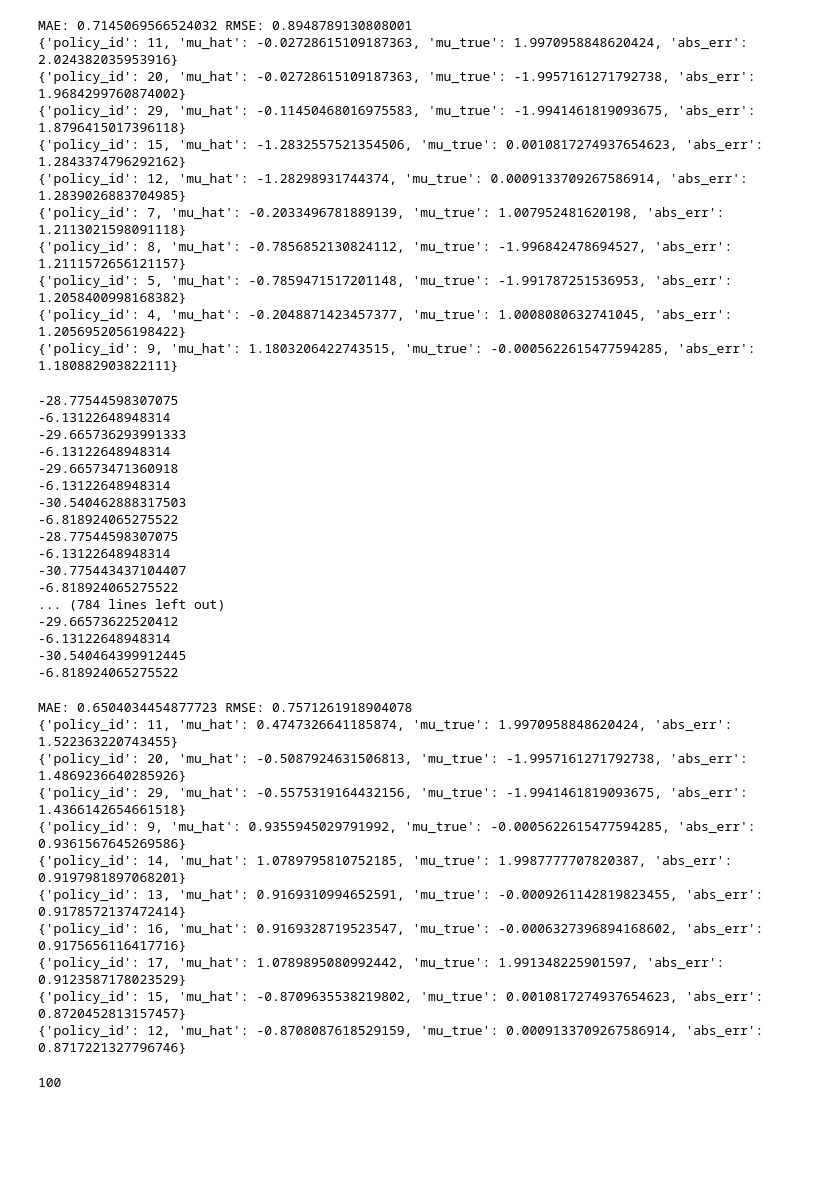
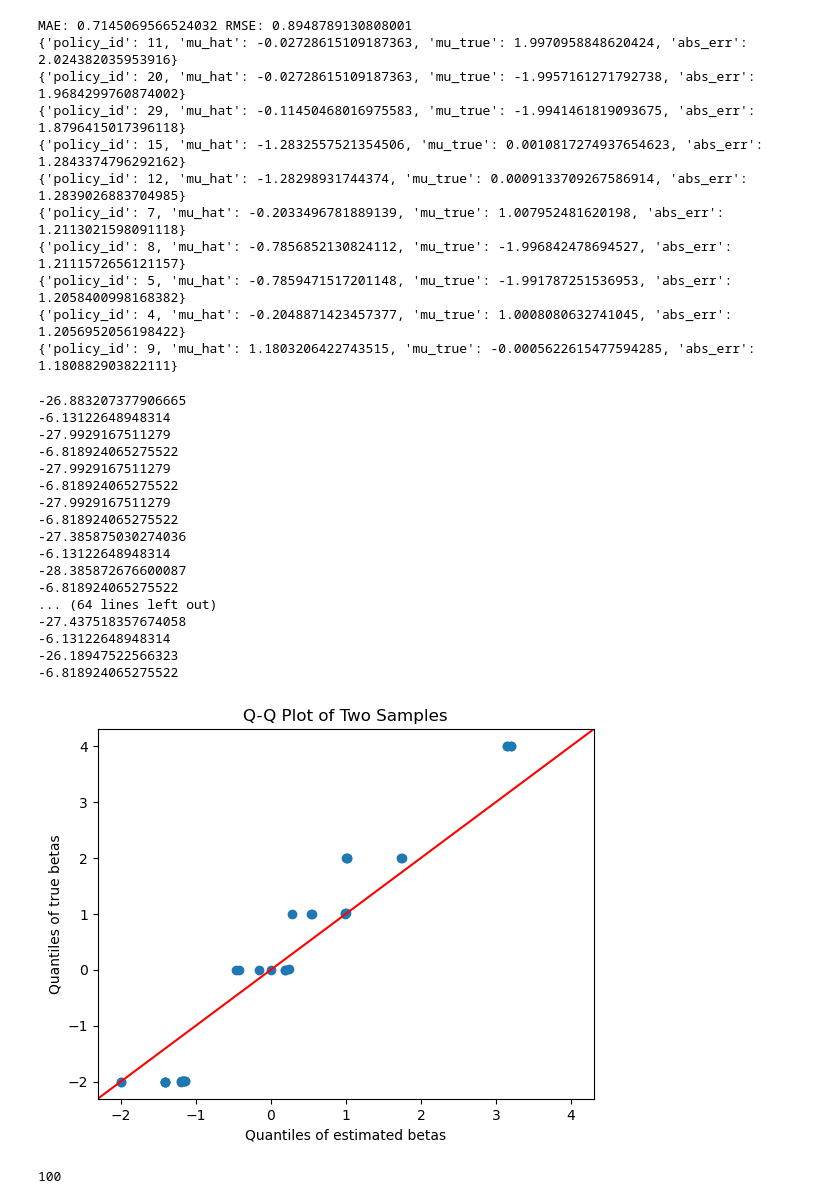
Before and after one commit to fyy2025/RHS-X, a Jupyter notebook: Code/tutorial_with_AIS.ipynb, the cells around one changed output. Cells and saved outputs as stored; diff of their text form; code cells hidden in the pictures; blank space fills up the shorter version.

Commit message:
organized the code into AIS.py and MCMC.py files, also make functions for plotting

```diff
--- a/Code/tutorial_with_AIS.ipynb
+++ b/Code/tutorial_with_AIS.ipynb
@@ -1080,6 +1080,7 @@ def mh_step_state_uniform_neighbors(x: State, t: float,
     if math.log(random.random()+1e-300) < min(0.0, logr): return prop
     return x
 
+from rashomon import AIS
 def run_ais_state(anchors: List[State],
                   score_s: Callable[[State], float],
                   cfg: AISConfig = AISConfig(),
@@ -1109,8 +1110,9 @@ def run_ais_state(anchors: List[State],
     terminals=[]; logw=np.zeros(cfg.n_paths,float)
     for p in range(cfg.n_paths):
         # initial x from RPS by loss weights
-        idx0 = rng.choice(len(RPS), p=p_rps)                         # CHANGED
-        x = _copy_state(RPS[idx0])                                   # CHANGED
+        # idx0 = rng.choice(len(RPS), p=p_rps)                         # CHANGED
+        # x = _copy_state(RPS[idx0])                                   # CHANGED
+        x = AIS.sample_p0(buckets,RPS,R_per)
         lw = 0.0                                                     # keep simple; add init-correction if you want
 
         beta_prev = ladder[0]
@@ -1787,63 +1789,56 @@ MAE: 0.7145069566524032 RMSE: 0.8948789130808001
 {'policy_id': 4, 'mu_hat': -0.2048871423457377, 'mu_true': 1.0008080632741045, 'abs_err': 1.2056952056198422}
 {'policy_id': 9, 'mu_hat': 1.1803206422743515, 'mu_true': -0.0005622615477594285, 'abs_err': 1.180882903822111}
 # %%
-cfg = AISConfig(n_paths=100, n_levels=5, moves_per_level=5, min_len=1, seed=2)
-# out_100 = run_ais_state(
-#     anchors=R_set,          # not used by q0, but you may keep for consistency
-#     score_s=score_s,        # returns exp(-loss(state)) or similar
-#     cfg=cfg,
-#     RPS=RPS_states,              # your Rashomon partitions as a list of State
-#     R_per=R,  # levels per arm (includes control)
-#     eps1=0.05, eps2=0.25
-# )
+cfg = AISConfig(n_paths=10, n_levels=5, moves_per_level=5, min_len=1, seed=2)
+out_100 = run_ais_state(
+    anchors=R_set,          # not used by q0, but you may keep for consistency
+    score_s=score_s,        # returns exp(-loss(state)) or similar
+    cfg=cfg,
+    RPS=RPS_states,              # your Rashomon partitions as a list of State
+    R_per=R,  # levels per arm (includes control)
+    eps1=0.05, eps2=0.25
+)
 # %% [output]
--28.77544598307075
+-26.883207377906665
 -6.13122648948314
--29.665736293991333
+-27.9929167511279
+-6.818924065275522
+-27.9929167511279
+-6.818924065275522
+-27.9929167511279
+-6.818924065275522
+-27.385875030274036
 -6.13122648948314
--29.66573471360918
+-28.385872676600087
+-6.818924065275522
+... (64 lines left out)
+-27.437518357674058
 -6.13122648948314
--30.540462888317503
+-26.18947522566323
 -6.818924065275522
--28.77544598307075
--6.13122648948314
--30.775443437104407
--6.818924065275522
-... (784 lines left out)
--29.66573622520412
--6.13122648948314
--30.540464399912445
--6.818924065275522
 # %%
 # 1) get AIS posterior-averaged predictions per policy
 mu_hat = estimate_policy_means_from_ais(
     ais_out=out_100,                 # from your run_ais_state
     all_policies=all_policies,
     policy_means=policy_means,
     prof_idx_of_policy=prof_idx_of_policy,
     lattice_edges=None,                  # or the hasse edges if you use them
     R_per = R,
     M=M
 )
 
+true_mu_per_policy = policy_means[:,0] / policy_means[:,1]
+AIS.mu_qqplot(mu_hat, true_mu_per_policy)
+
 # 2) compare to the ground truth from your data generator
-true_mu_per_policy = policy_means[:,0] / policy_means[:,1]
-report = compare_estimates_to_truth(mu_hat, true_mu_per_policy, top_n=10)
-print("MAE:", report["MAE"], "RMSE:", report["RMSE"])
-for row in report["top_abs_errors"]:
-    print(row)
+# true_mu_per_policy = policy_means[:,0] / policy_means[:,1]
+# report = compare_estimates_to_truth(mu_hat, true_mu_per_policy, top_n=10)
+# print("MAE:", report["MAE"], "RMSE:", report["RMSE"])
+# for row in report["top_abs_errors"]:
+#     print(row)
 # %% [output]
-MAE: 0.6504034454877723 RMSE: 0.7571261918904078
-{'policy_id': 11, 'mu_hat': 0.4747326641185874, 'mu_true': 1.9970958848620424, 'abs_err': 1.522363220743455}
-{'policy_id': 20, 'mu_hat': -0.5087924631506813, 'mu_true': -1.9957161271792738, 'abs_err': 1.4869236640285926}
-{'policy_id': 29, 'mu_hat': -0.5575319164432156, 'mu_true': -1.9941461819093675, 'abs_err': 1.4366142654661518}
-{'policy_id': 9, 'mu_hat': 0.9355945029791992, 'mu_true': -0.0005622615477594285, 'abs_err': 0.9361567645269586}
-{'policy_id': 14, 'mu_hat': 1.0789795810752185, 'mu_true': 1.9987777707820387, 'abs_err': 0.9197981897068201}
-{'policy_id': 13, 'mu_hat': 0.9169310994652591, 'mu_true': -0.0009261142819823455, 'abs_err': 0.9178572137472414}
-{'policy_id': 16, 'mu_hat': 0.9169328719523547, 'mu_true': -0.0006327396894168602, 'abs_err': 0.9175656116417716}
-{'policy_id': 17, 'mu_hat': 1.0789895080992442, 'mu_true': 1.991348225901597, 'abs_err': 0.9123587178023529}
-{'policy_id': 15, 'mu_hat': -0.8709635538219802, 'mu_true': 0.0010817274937654623, 'abs_err': 0.8720452813157457}
-{'policy_id': 12, 'mu_hat': -0.8708087618529159, 'mu_true': 0.0009133709267586914, 'abs_err': 0.8717221327796746}
+[figure, added]
 # %%
 len(out_100.normw)
 # %% [output]
```
Also changed, not shown: parts of 9 cells of this notebook, 2 other files.
